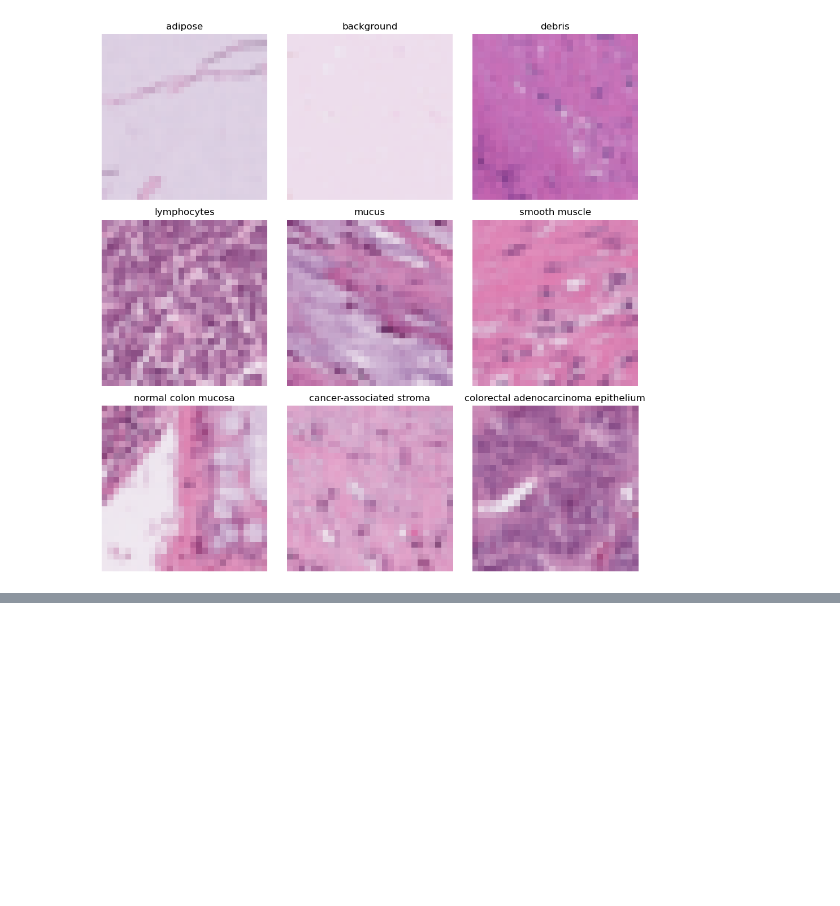
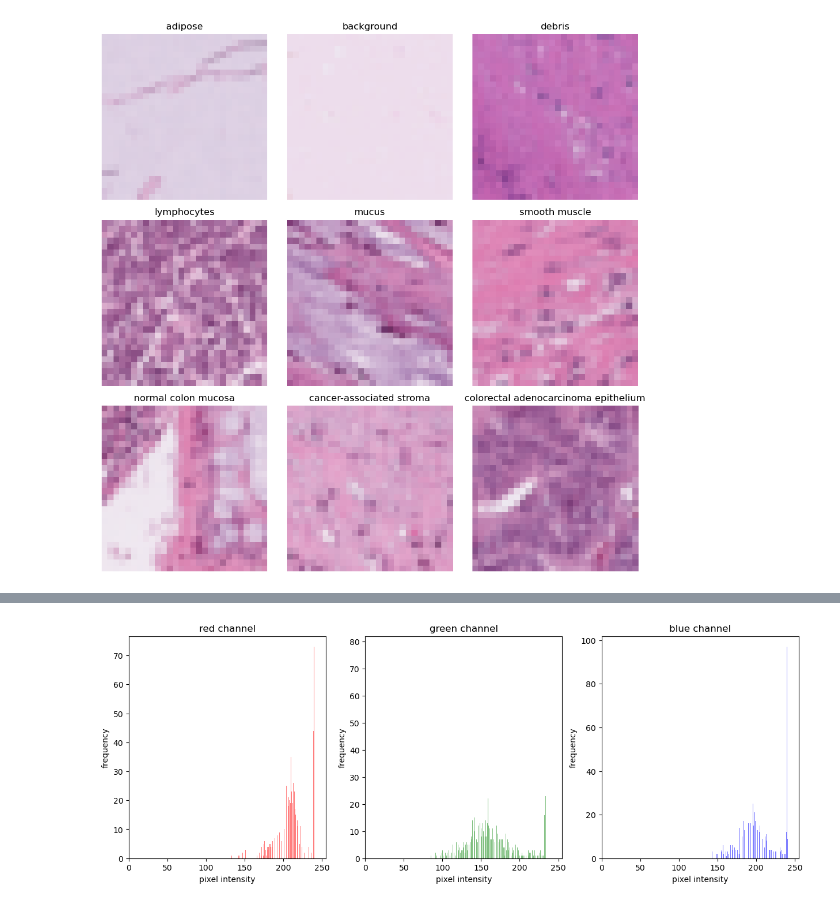
Before and after one commit to cmanell/Colorectal_cancer_DL_project, a Jupyter notebook: DL_project_colorectal_cancer.ipynb, the cells around one changed output, grey strips where cells are left out. Cells and saved outputs as stored; diff of their text form; code cells hidden in the pictures; blank space fills up the shorter version.

```diff
--- a/DL_project_colorectal_cancer.ipynb
+++ b/DL_project_colorectal_cancer.ipynb
@@ -66,0 +146,24 @@ plt.show()
+# %%
+# plot the histogram of pixel intensities for each channel
+plt.figure(figsize=(15,5))
+plt.subplot(1,3,1)
+plt.hist(image_rdm[:,:,0].flatten(), bins=256, color='red', alpha=0.5)
+plt.xlabel("pixel intensity")
+plt.ylabel("frequency")
+plt.xlim(0, 255)
+plt.title("red channel")
+plt.subplot(1,3,2)
+plt.hist(image_rdm[:,:,1].flatten(), bins=256, color='green', alpha=0.5)
+plt.xlabel("pixel intensity")
+plt.ylabel("frequency")
+plt.xlim(0, 255)
+plt.title("green channel")
+plt.subplot(1,3,3)
+plt.hist(image_rdm[:,:,2].flatten(), bins=256, color='blue', alpha=0.5)
+plt.xlabel("pixel intensity")
+plt.ylabel("frequency")
+plt.xlim(0, 255)
+plt.title("blue channel")
+plt.show()
+# %% [output]
+[figure, added]
```
Also changed, not shown: parts of 12 cells of this notebook.
